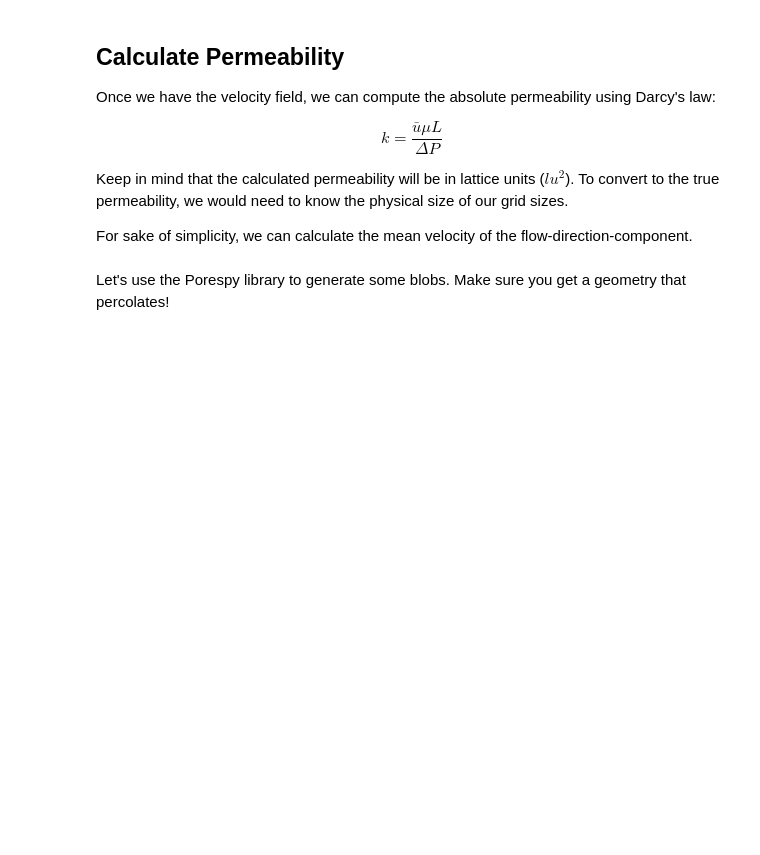
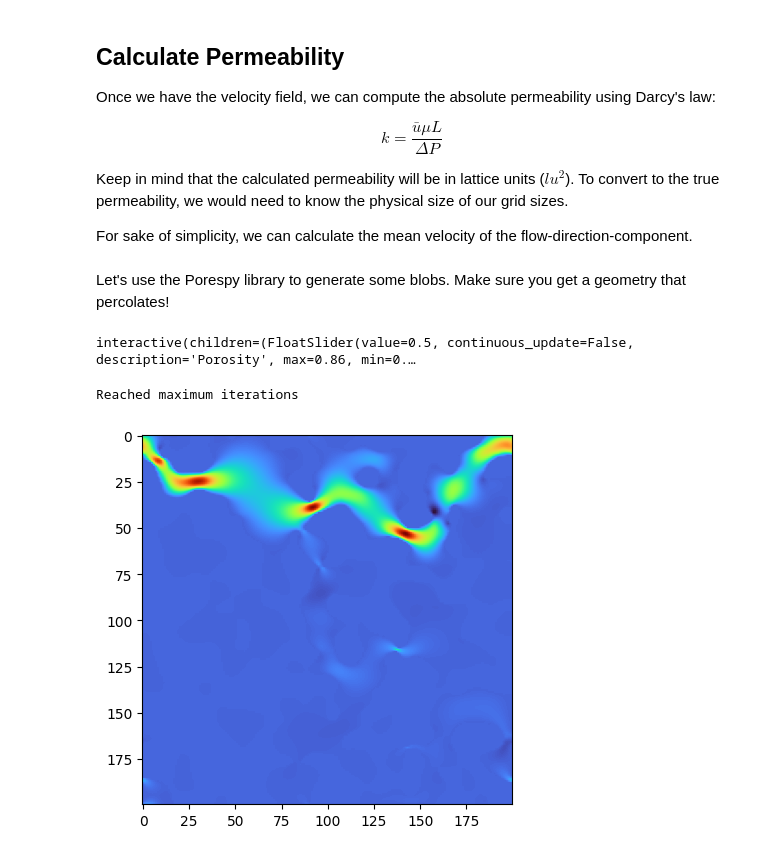
Before and after one commit to digital-porous-media/dpm_teach, a Jupyter notebook: 5_simulation/5-2-1_lbm_d2q9_bgk_oop.ipynb, the cells around one changed output. Drawn from its saved outputs; the diff is of its cells as text; code cells hidden in the pictures; blank space fills up the shorter version.

```diff
--- a/5_simulation/5-2-1_lbm_d2q9_bgk_oop.ipynb
+++ b/5_simulation/5-2-1_lbm_d2q9_bgk_oop.ipynb
@@ -703,10 +738,11 @@ vel_avg(u_x)
 Let's use the Porespy library to generate some blobs. Make sure you get a geometry that percolates!
 # %%
 def generate_blobs(phi):
-  device = torch.device('cuda' if torch.cuda.is_available() else 'cpu')
-  obstacle = torch.tensor(~ps.generators.blobs(shape=[200, 200], porosity=phi)).to(device)
+  obstacle = ~ps.generators.blobs(shape=[200, 200], porosity=phi)
+  # device = torch.device('cuda' if torch.cuda.is_available() else 'cpu')
+  # obstacle = torch.tensor(~ps.generators.blobs(shape=[200, 200], porosity=phi)).to(device)
   #obstacle = torch.tensor(fromfunction(obstacle_fun(cx,cy,r),(nx, ny)))
-  plt.imshow(obstacle.cpu(), cmap='binary')
+  plt.imshow(obstacle, cmap='binary')
   plt.colorbar()
   return obstacle
 
@@ -717,3 +753,5 @@ blobs = widgets.interactive(generate_blobs, {'manual': True},
                                        phi=phi_widget)
 
 blobs
+# %% [output]
+interactive(children=(FloatSlider(value=0.5, continuous_update=False, description='Porosity', max=0.86, min=0.…
@@ -722,2 +758,16 @@ u_x, u_y, u = run_lbm(blobs.result)
+# %%
+parameters = {
+    "tau": 1.0,
+    "body_force": (1e-5, 0),
+    "num_steps": 1000,
+    "check_convergence": 100,
+    "convergence_error": 1e-5,
+}
+sim = run_lbm(blobs.result, parameters=parameters)
+u_x, u_y = sim.u
+# %% [output]
+Reached maximum iterations
 # %%
-profile_fig = plot_profile(u_x, cmap='jet')
+profile_fig = plt.imshow(u_x, cmap='turbo')
+# %% [output]
+[figure, added]
```
Also changed, not shown: parts of 16 cells of this notebook, 3 other files.
